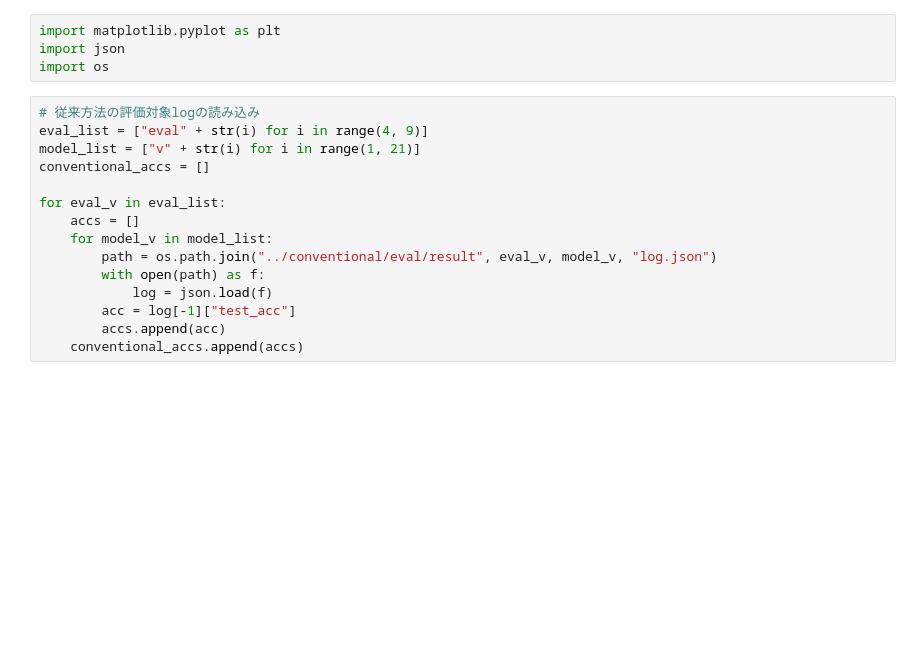
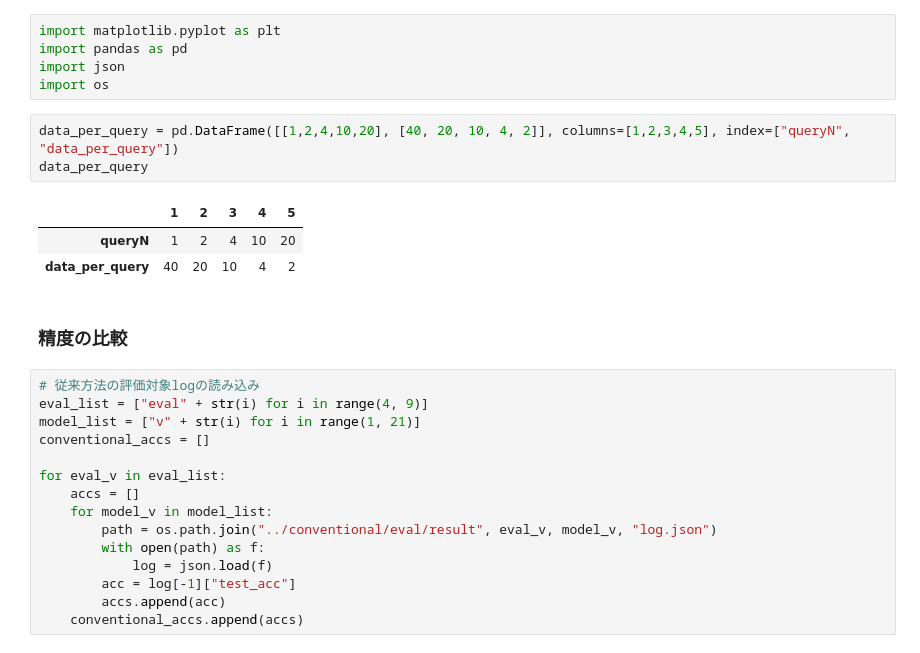
Before and after one commit to takitaki7474/m2-research-prototype, a Jupyter notebook: notebook/eval/eval6.ipynb, the cells around one changed output. Drawn from its saved outputs; the diff is of its cells as text; blank space fills up the shorter version.

```diff
--- a/notebook/eval/eval6.ipynb
+++ b/notebook/eval/eval6.ipynb
@@ -1,7 +1,17 @@
 # %%
 import matplotlib.pyplot as plt
+import pandas as pd
 import json
 import os
+# %%
+data_per_query = pd.DataFrame([[1,2,4,10,20], [40, 20, 10, 4, 2]], columns=[1,2,3,4,5], index=["queryN", "data_per_query"])
+data_per_query
+# %% [output]
+|  | 1 | 2 | 3 | 4 | 5 |
+| queryN | 1 | 2 | 4 | 10 | 20 |
+| data_per_query | 40 | 20 | 10 | 4 | 2 |
+# %% [markdown]
+### 精度の比較
 # %%
 # 従来方法の評価対象logの読み込み
 eval_list = ["eval" + str(i) for i in range(4, 9)]
```
Also changed, not shown: parts of 8 cells of this notebook.
